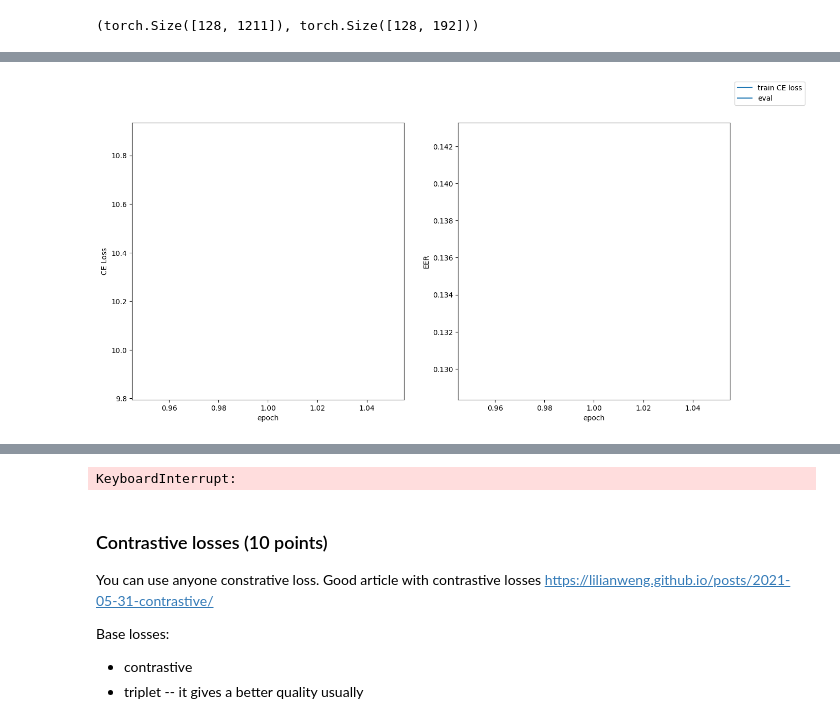
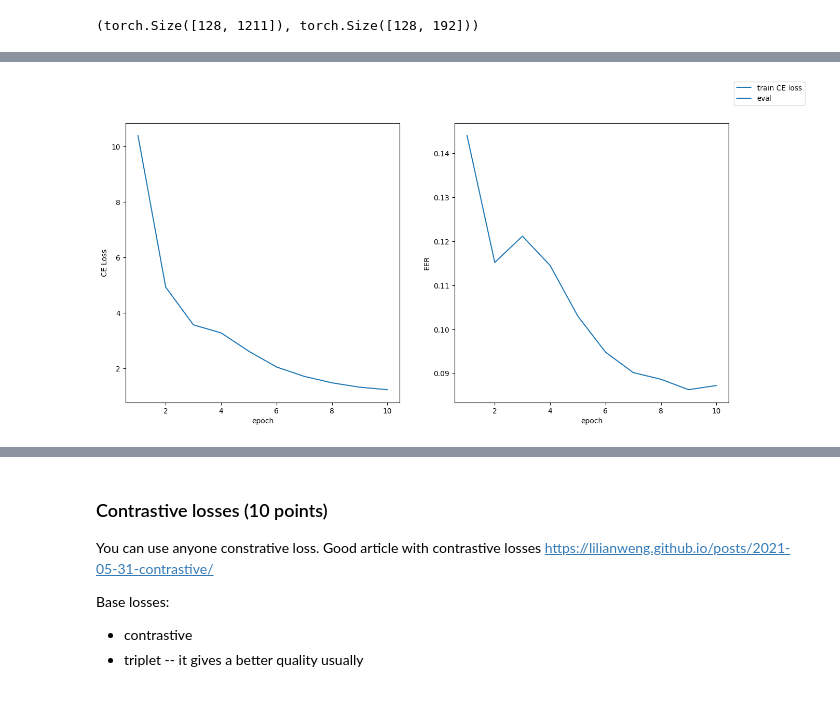
Before and after one commit to LiableFish/speech_course, a Jupyter notebook: week_03_kws_bio/homework.ipynb, the cells around one changed output, grey strips where cells are left out. Cells and saved outputs as stored; diff of their text form; code cells hidden in the pictures.

```diff
--- a/week_03_kws_bio/homework.ipynb
+++ b/week_03_kws_bio/homework.ipynb
@@ -152,6 +152,7 @@ def train(
     epochs: int = 10,
     train_fun = train_stage,
     train_kwargs = {},
+    scheduler = None,
 ):
     train_losses = []
     eval_scores = []
@@ -160,6 +161,8 @@ def train(
         train_losses.append(train_fun(model, opt, batch_size=batch_size))
         model.eval()
         eval_scores.append(calc_eval_score(model, batch_size=batch_size))
+        if scheduler is not None:
+            scheduler.step()
         clear_output()
         fig, axis = plt.subplots(1, 2, figsize=(15, 7))
         axis[0].plot(np.arange(1, epoch + 2), train_losses, label='train CE loss')
@@ -430,6 +433,8 @@ tensor(16.0373, device='mps:0', grad_fn=<NllLossBackward0>)
 # %%
+EPOCHS = 10
 model = EcapaTDNN(FEATS, trainset.speakers(), 256).to(DEVICE)
-opt = optim.Adam(model.parameters())
-train(model, opt, batch_size=128)
+opt = optim.AdamW(model.parameters(), lr=1e-3, weight_decay=0.01)
+scheduler = optim.lr_scheduler.CosineAnnealingLR(opt, T_max=EPOCHS, eta_min=1e-5)
+train(model, opt, batch_size=128, epochs=EPOCHS, scheduler=scheduler)
 # %% [output]
-[figure, old version]
+[figure, new version]
@@ -437,4 +442,3 @@ Epoch 1. Train loss 10.365027104683643. Eval score 0.13581260260133854
-KeyboardInterrupt:
 # %%
 # Save model to preserve results before uptraining experiments
 torch.save(model, 'model.pt')
```
Also changed, not shown: parts of 2 cells of this notebook.
